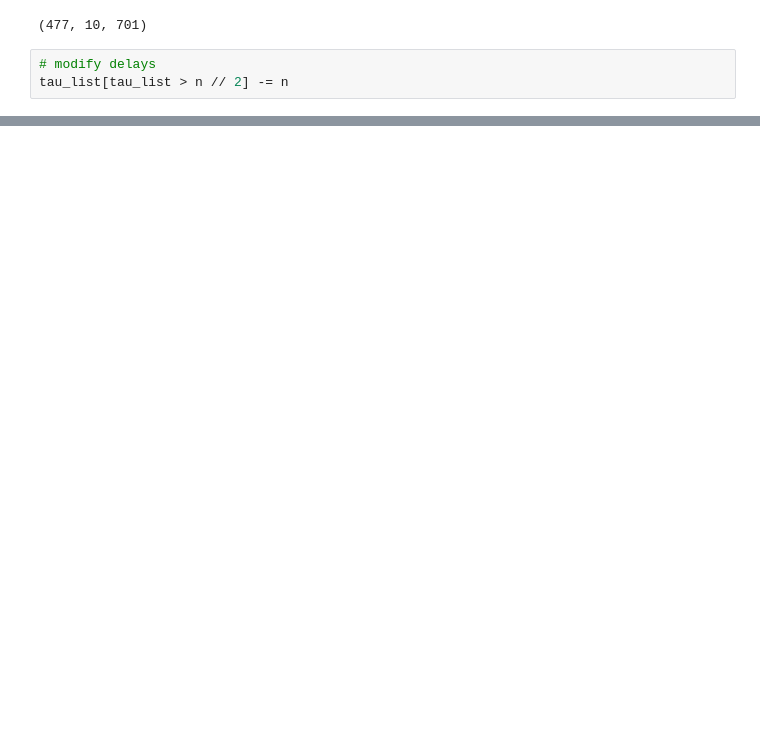
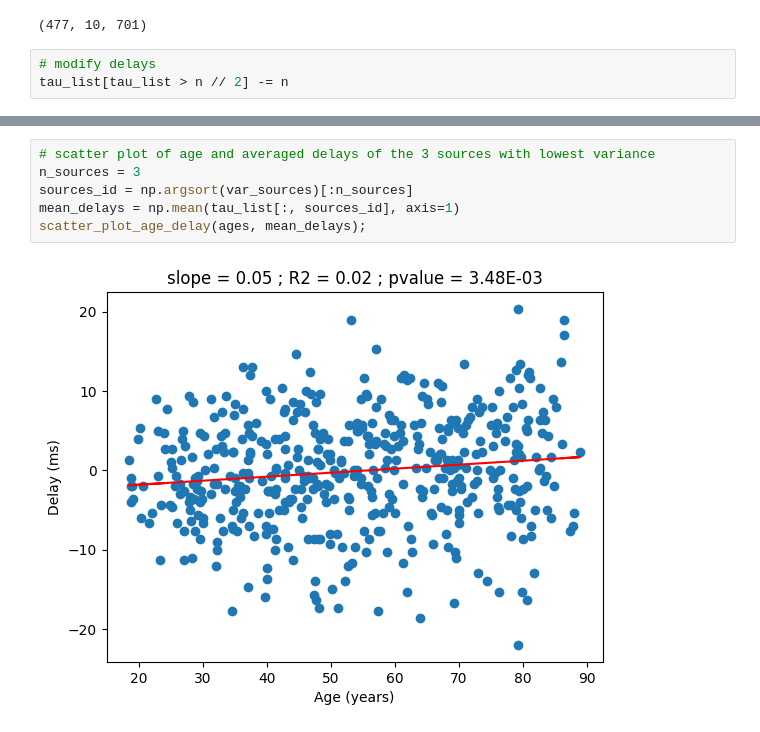
Before and after one commit to AmbroiseHeurtebise/internship_m2, a Jupyter notebook: mlsp_plots/plot_estimated_delays.ipynb, the cells around one changed output, grey strips where cells are left out. Drawn from its saved outputs; the diff is of its cells as text; blank space fills up the shorter version.

```diff
--- a/mlsp_plots/plot_estimated_delays.ipynb
+++ b/mlsp_plots/plot_estimated_delays.ipynb
@@ -154,0 +175,8 @@ sources variance :  [222.71556593 151.7193149  171.83355968 220.5827389  512.501
+# %%
+# scatter plot of age and averaged delays of the 3 sources with lowest variance
+n_sources = 3
+sources_id = np.argsort(var_sources)[:n_sources]
+mean_delays = np.mean(tau_list[:, sources_id], axis=1)
+scatter_plot_age_delay(ages, mean_delays);
+# %% [output]
+[figure, added]
```
Also changed, not shown: parts of 10 cells of this notebook.
